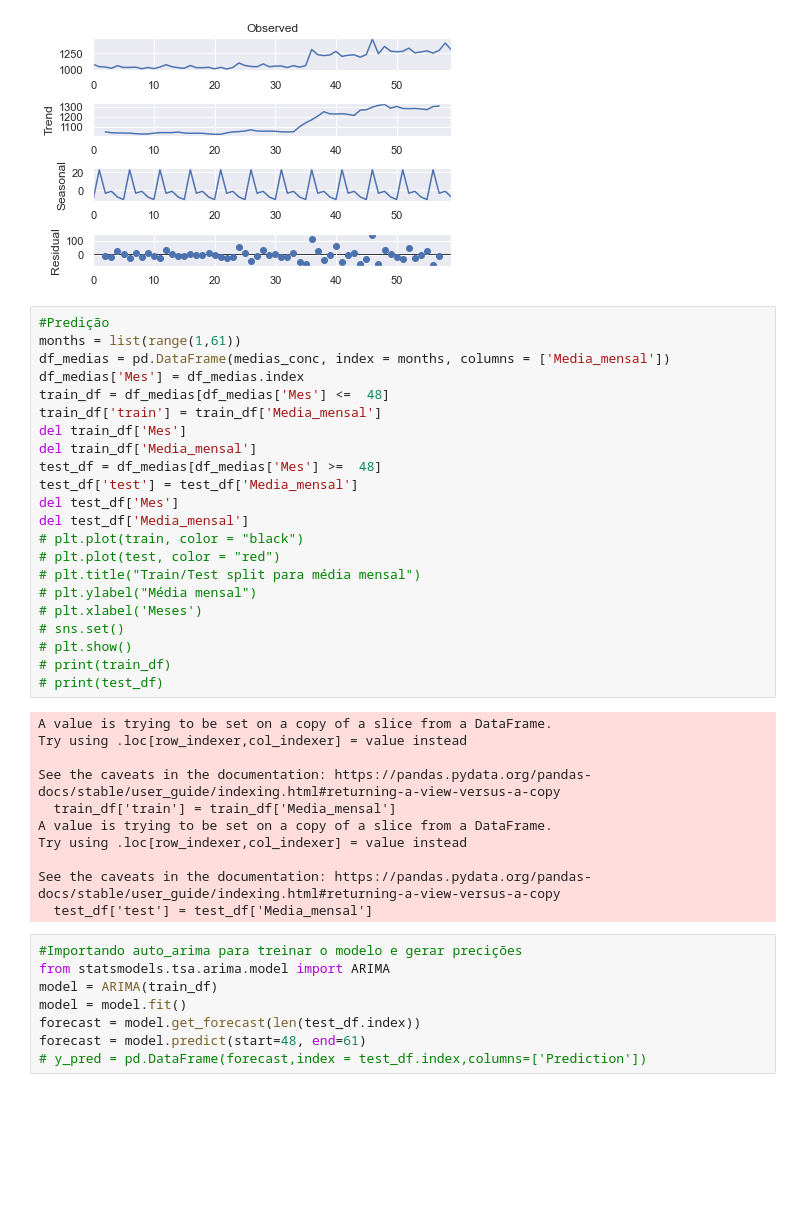
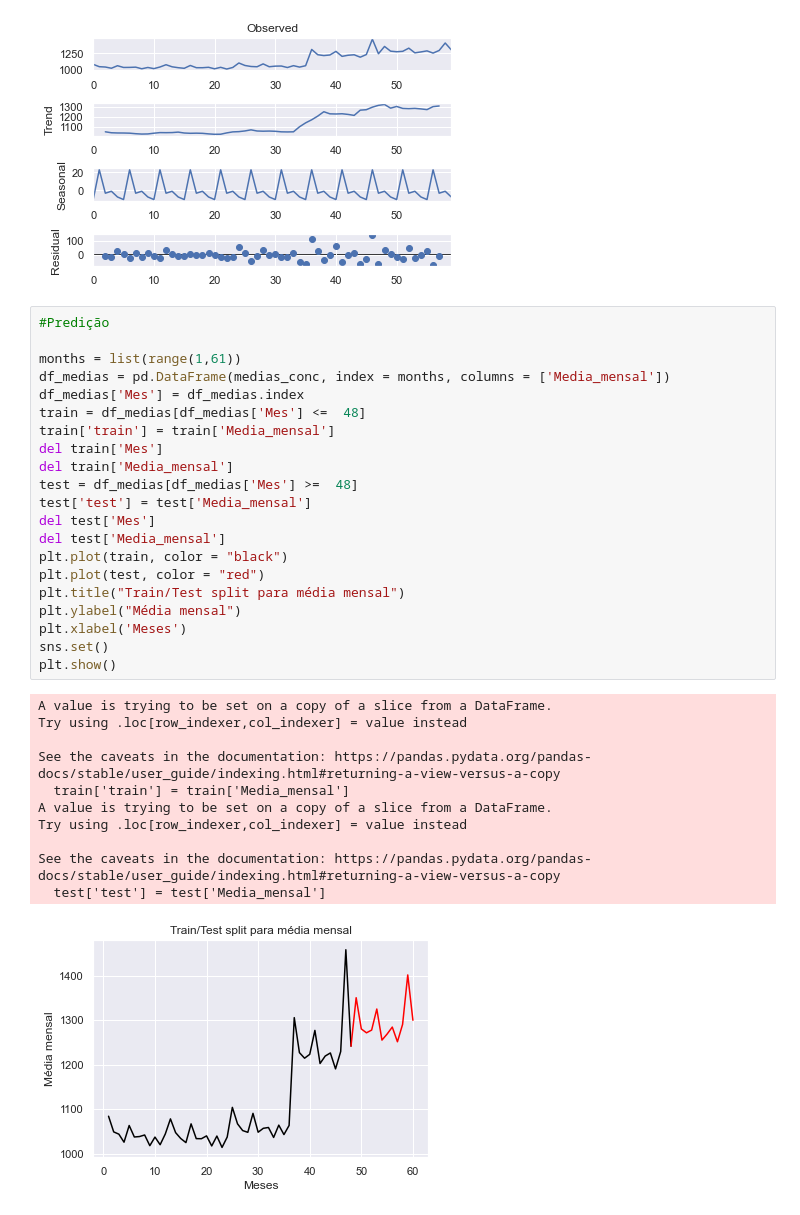
Before and after one commit to ghastcmd/data-science-project, a Jupyter notebook: Projeto.ipynb, the cells around one changed output. Drawn from its saved outputs; the diff is of its cells as text; blank space fills up the shorter version.

```diff
--- a/Projeto.ipynb
+++ b/Projeto.ipynb
@@ -403,42 +411,34 @@ Decomposição de tendências de 2017 a 2021
 [figure]
 # %%
 #Predição
+
 months = list(range(1,61))
 df_medias = pd.DataFrame(medias_conc, index = months, columns = ['Media_mensal'])
 df_medias['Mes'] = df_medias.index
-train_df = df_medias[df_medias['Mes'] <=  48]
-train_df['train'] = train_df['Media_mensal']
-del train_df['Mes']
-del train_df['Media_mensal']
-test_df = df_medias[df_medias['Mes'] >=  48]
-test_df['test'] = test_df['Media_mensal']
-del test_df['Mes']
-del test_df['Media_mensal']
-# plt.plot(train, color = "black")
-# plt.plot(test, color = "red")
-# plt.title("Train/Test split para média mensal")
-# plt.ylabel("Média mensal")
-# plt.xlabel('Meses')
-# sns.set()
-# plt.show()
-# print(train_df)
-# print(test_df)
+train = df_medias[df_medias['Mes'] <=  48]
+train['train'] = train['Media_mensal']
+del train['Mes']
+del train['Media_mensal']
+test = df_medias[df_medias['Mes'] >=  48]
+test['test'] = test['Media_mensal']
+del test['Mes']
+del test['Media_mensal']
+plt.plot(train, color = "black")
+plt.plot(test, color = "red")
+plt.title("Train/Test split para média mensal")
+plt.ylabel("Média mensal")
+plt.xlabel('Meses')
+sns.set()
+plt.show()
 # %% [output]
 A value is trying to be set on a copy of a slice from a DataFrame.
 Try using .loc[row_indexer,col_indexer] = value instead
 
 See the caveats in the documentation: https://pandas.pydata.org/pandas-docs/stable/user_guide/indexing.html#returning-a-view-versus-a-copy
-  train_df['train'] = train_df['Media_mensal']
+  train['train'] = train['Media_mensal']
 A value is trying to be set on a copy of a slice from a DataFrame.
 Try using .loc[row_indexer,col_indexer] = value instead
 
 See the caveats in the documentation: https://pandas.pydata.org/pandas-docs/stable/user_guide/indexing.html#returning-a-view-versus-a-copy
-  test_df['test'] = test_df['Media_mensal']
+  test['test'] = test['Media_mensal']
+[figure, added]
-# %%
-#Importando auto_arima para treinar o modelo e gerar precições
-from statsmodels.tsa.arima.model import ARIMA
-model = ARIMA(train_df)
-model = model.fit()
-forecast = model.get_forecast(len(test_df.index))
-forecast = model.predict(start=48, end=61)
-# y_pred = pd.DataFrame(forecast,index = test_df.index,columns=['Prediction'])
```
Also changed, not shown: parts of 12 cells of this notebook.
